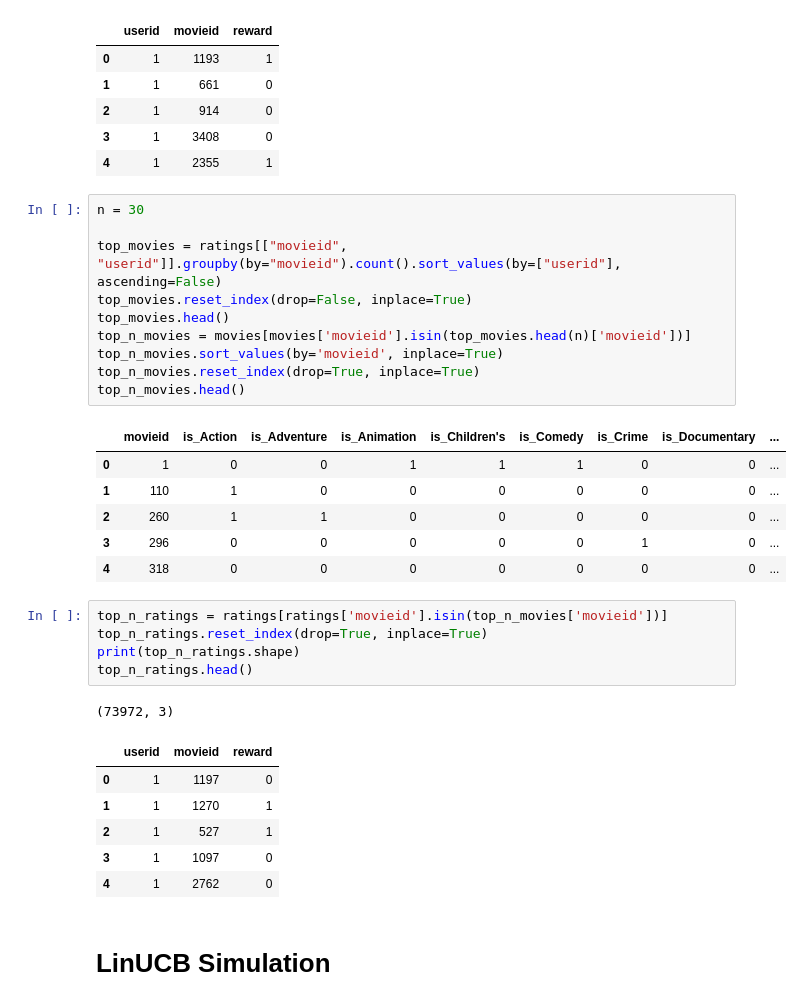
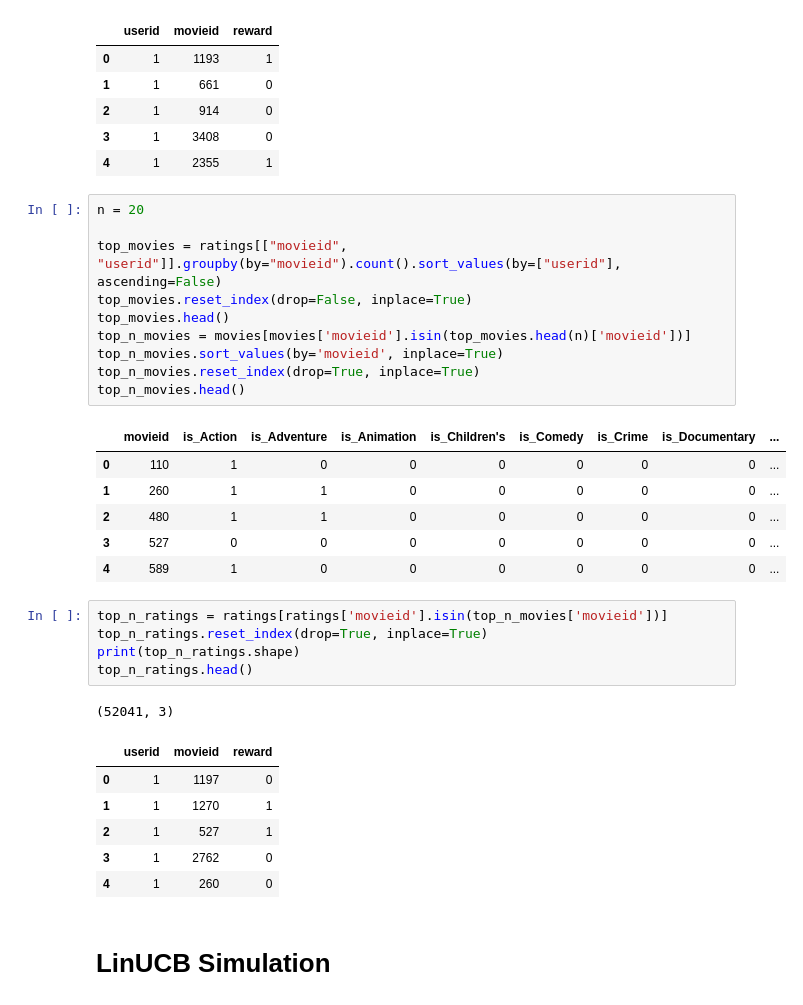
Before and after one commit to sungwoopark95/rl-practice, a Jupyter notebook: bandit/LinUCB/LinUCB_simulation.ipynb, the cells around one changed output. Cells and saved outputs as stored; diff of their text form.

```diff
--- a/bandit/LinUCB/LinUCB_simulation.ipynb
+++ b/bandit/LinUCB/LinUCB_simulation.ipynb
@@ -208,35 +208,35 @@ ratings.head()
 | 3 | 1 | 3408 | 0 |
 | 4 | 1 | 2355 | 1 |
 # %%
-n = 30
+n = 20
 
 top_movies = ratings[["movieid", "userid"]].groupby(by="movieid").count().sort_values(by=["userid"], ascending=False)
 top_movies.reset_index(drop=False, inplace=True)
 top_movies.head()
 top_n_movies = movies[movies['movieid'].isin(top_movies.head(n)['movieid'])]
 top_n_movies.sort_values(by='movieid', inplace=True)
 top_n_movies.reset_index(drop=True, inplace=True)
 top_n_movies.head()
 # %% [output]
 |  | movieid | is_Action | is_Adventure | is_Animation | is_Children's | is_Comedy | is_Crime | is_Documentary | ... |
-| 0 | 1 | 0 | 0 | 1 | 1 | 1 | 0 | 0 | ... |
-| 1 | 110 | 1 | 0 | 0 | 0 | 0 | 0 | 0 | ... |
-| 2 | 260 | 1 | 1 | 0 | 0 | 0 | 0 | 0 | ... |
-| 3 | 296 | 0 | 0 | 0 | 0 | 0 | 1 | 0 | ... |
-| 4 | 318 | 0 | 0 | 0 | 0 | 0 | 0 | 0 | ... |
+| 0 | 110 | 1 | 0 | 0 | 0 | 0 | 0 | 0 | ... |
+| 1 | 260 | 1 | 1 | 0 | 0 | 0 | 0 | 0 | ... |
+| 2 | 480 | 1 | 1 | 0 | 0 | 0 | 0 | 0 | ... |
+| 3 | 527 | 0 | 0 | 0 | 0 | 0 | 0 | 0 | ... |
+| 4 | 589 | 1 | 0 | 0 | 0 | 0 | 0 | 0 | ... |
 # %%
 top_n_ratings = ratings[ratings['movieid'].isin(top_n_movies['movieid'])]
 top_n_ratings.reset_index(drop=True, inplace=True)
 print(top_n_ratings.shape)
 top_n_ratings.head()
 # %% [output]
-(73972, 3)
+(52041, 3)
 |  | userid | movieid | reward |
 | 0 | 1 | 1197 | 0 |
 | 1 | 1 | 1270 | 1 |
 | 2 | 1 | 527 | 1 |
-| 3 | 1 | 1097 | 0 |
-| 4 | 1 | 2762 | 0 |
+| 3 | 1 | 2762 | 0 |
+| 4 | 1 | 260 | 0 |
 # %% [markdown]
 # LinUCB Simulation
 # %%
```
Also changed, not shown: parts of 6 cells of this notebook, 14 other files.
